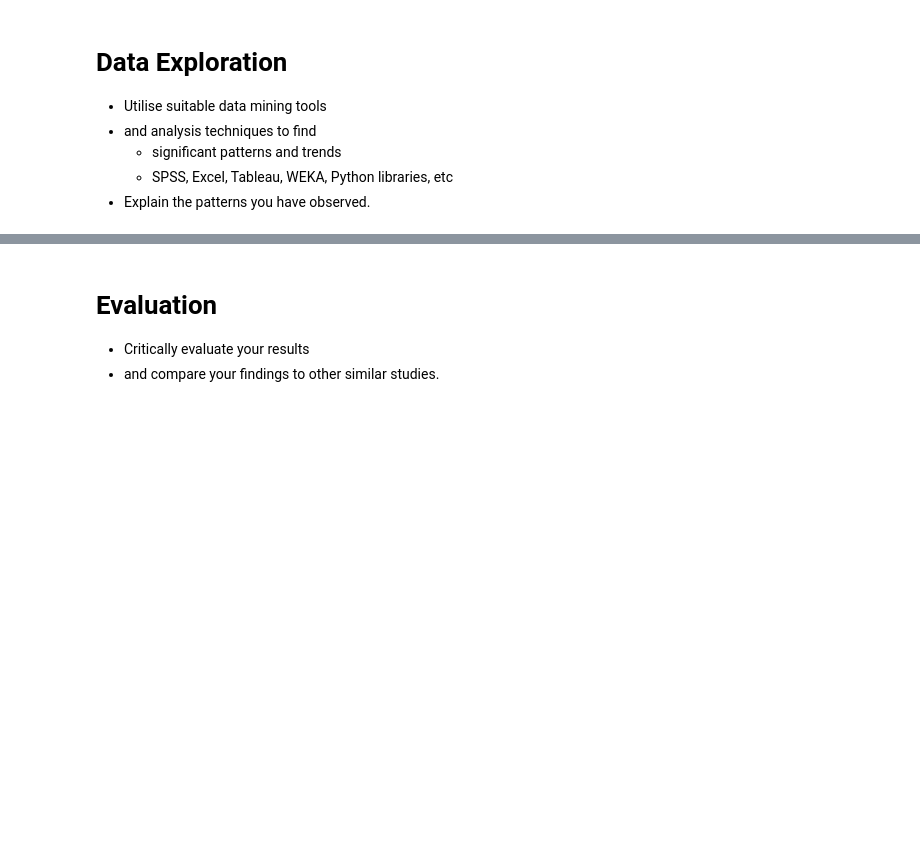
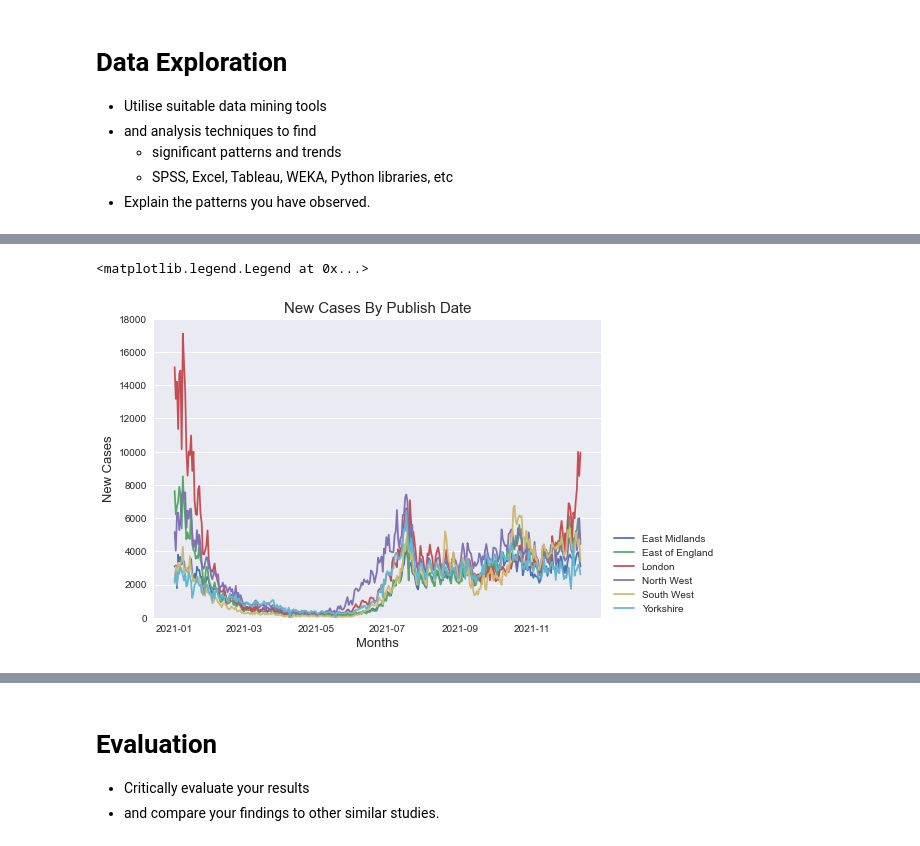
Before and after one commit to JustGinger888/DataScience, a Jupyter notebook: Report.ipynb, the cells around one changed output, grey strips where cells are left out. Cells and saved outputs as stored; diff of their text form; code cells hidden in the pictures; blank space fills up the shorter version.

```diff
--- a/Report.ipynb
+++ b/Report.ipynb
@@ -263,0 +288,60 @@ df
+# %%
+plotDates = df.loc[:, 'date'].values
+
+filterEOE = df['areaName']=='East of England'
+filterEM = df['areaName']=='East Midlands'
+filterNW = df['areaName']=='North West'
+filterL = df['areaName']=='London'
+filterSW = df['areaName']=='South West'
+filterYH = df['areaName']=='Yorkshire and The Humber'
+
+EM = df[filterEM]['newCasesByPublishDate']
+dateEM = df[filterEM]['date']
+plotEM = EM.values
+plotDateEM = dateEM.values
+
+EOE = df[filterEOE]['newCasesByPublishDate']
+dateEOE = df[filterEOE]['date']
+plotEOE = EOE.values
+plotDateEOE = dateEOE.values
+
+L = df[filterL]['newCasesByPublishDate']
+dateL = df[filterL]['date']
+plotL = L.values
+plotDateL = dateL.values
+
+NW = df[filterNW]['newCasesByPublishDate']
+dateNW = df[filterNW]['date']
+plotNW = NW.values
+plotDateNW = dateNW.values
+
+
+SW = df[filterSW]['newCasesByPublishDate']
+dateSW = df[filterSW]['date']
+plotSW = SW.values
+plotDateSW = dateSW.values
+
+YH = df[filterYH]['newCasesByPublishDate']
+dateYH= df[filterYH]['date']
+plotYH = YH.values
+plotDateYH = dateYH.values
+
+plt.style.use('seaborn')
+
+plt.plot(plotDateEM, plotEM, label= "East Midlands")
+plt.plot(plotDateEOE, plotEOE, label= "East of England")
+plt.plot(plotDateL, plotL, label= "London")
+plt.plot(plotDateNW, plotNW, label='North West')
+plt.plot(plotDateSW, plotSW, label='South West')
+plt.plot(plotDateYH, plotYH, label='Yorkshire')
+
+
+plt.ylim(bottom=0, top=18000)
+plt.xlabel('Months', fontsize=13)
+plt.ylabel('New Cases', fontsize=13)
+plt.title('New Cases By Publish Date', fontsize=15)
+plt.grid(axis='x')
+plt.legend(loc=(1.02,0))
+# %% [output]
+<matplotlib.legend.Legend at 0x...>
+[figure, added]
```
Also changed, not shown: parts of 29 cells of this notebook, 1 other file.
